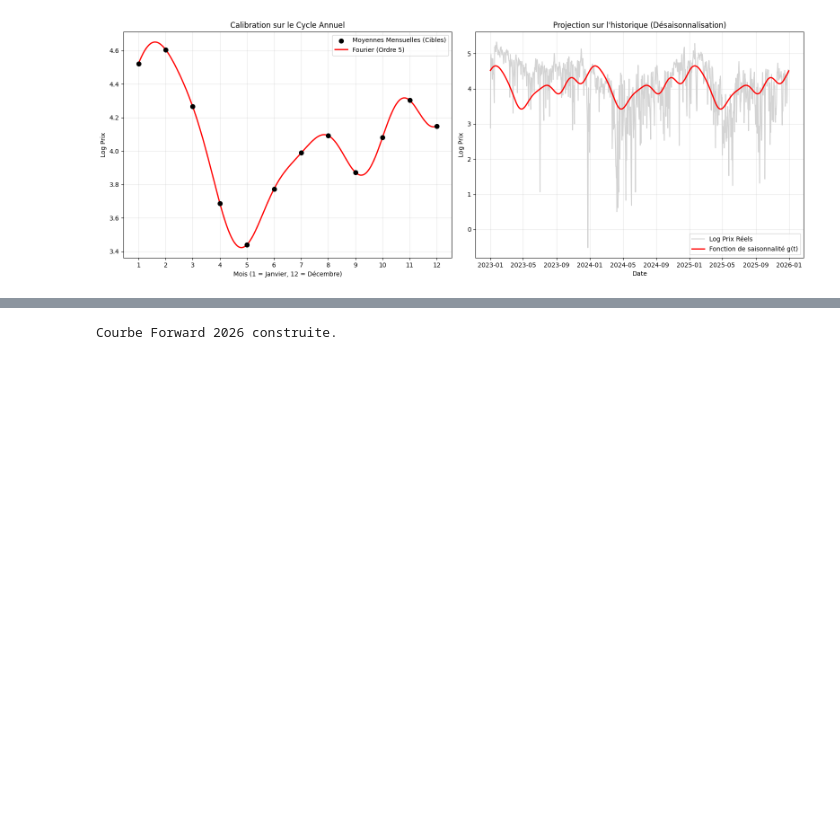
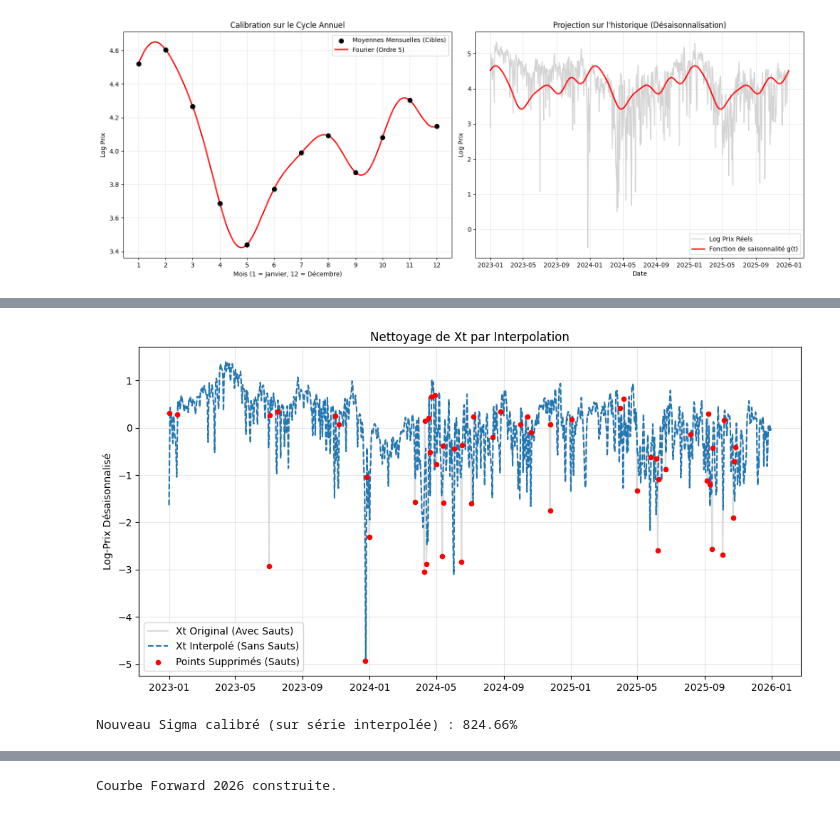
Before and after one commit to alexisdantzikian/SwingContractPricing, a Jupyter notebook: EnergyRisk/main.ipynb, the cells around one changed output, grey strips where cells are left out. Drawn from its saved outputs; the diff is of its cells as text; code cells hidden in the pictures; blank space fills up the shorter version.

```diff
--- a/EnergyRisk/main.ipynb
+++ b/EnergyRisk/main.ipynb
@@ -412,0 +448,60 @@ Volatilité saut (Sigma_J)    : 1.8004
+# %%
+# --- 1. Filtrage (Code identique au précédent) ---
+returns = spot_merged['log_price'].diff().dropna()
+current_series = returns.copy()
+jumps_found = []
+jump_indices = []
+SIGMA_THRESHOLD = 3.0
+
+iteration = 0
+while True:
+    iteration += 1
+    std_dev = current_series.std()
+    mean_val = current_series.mean()
+    is_jump = np.abs(current_series - mean_val) > SIGMA_THRESHOLD * std_dev
+    if not is_jump.any():
+        break
+    new_jumps = current_series[is_jump]
+    jump_indices.extend(new_jumps.index) # On stocke les indices des sauts
+    current_series = current_series[~is_jump]
+
+# --- 2. Reconstruction par Interpolation (NOUVEAU) ---
+
+# On copie la série originale Xt (niveau)
+spot_merged['Xt_clean'] = spot_merged['Xt'].copy()
+
+# On identifie les points "pollués" par les sauts.
+# Si un rendement à l'instant t est un saut, cela veut dire que la valeur Xt est aberrante.
+# On met ces valeurs à NaN pour pouvoir les interpoler.
+spot_merged.loc[jump_indices, 'Xt_clean'] = np.nan
+
+# On applique l'interpolation linéaire
+# method='linear' est adapté pour un mouvement brownien discret
+# limit_direction='both' permet de gérer les sauts au tout début ou à la toute fin
+spot_merged['Xt_clean'] = spot_merged['Xt_clean'].interpolate(method='linear', limit_direction='both')
+
+# --- 3. Recalcul des rendements propres pour la calibration ---
+# Maintenant que Xt est propre, on recalcule les rendements "clean"
+# C'est sur CETTE série que vous ferez la régression pour Alpha et Sigma
+clean_returns = spot_merged['Xt_clean'].diff().dropna()
+
+# --- Visualisation ---
+plt.figure(figsize=(12, 6))
+plt.plot(spot_merged['date'], spot_merged['Xt'], label='Xt Original (Avec Sauts)', color='lightgray', alpha=0.8)
+plt.plot(spot_merged['date'], spot_merged['Xt_clean'], label='Xt Interpolé (Sans Sauts)', color='tab:blue', linewidth=1.5, linestyle='--')
+
+# On marque les points interpolés
+plt.scatter(spot_merged.loc[jump_indices, 'date'], spot_merged.loc[jump_indices, 'Xt'], color='red', s=20, label='Points Supprimés (Sauts)', zorder=5)
+
+plt.title("Nettoyage de Xt par Interpolation")
+plt.ylabel("Log-Prix Désaisonnalisé")
+plt.legend()
+plt.grid(True, alpha=0.3)
+plt.show()
+
+# Calibration rapide sur la nouvelle série
+sigma_clean = clean_returns.std() * np.sqrt(365.25)
+print(f"Nouveau Sigma calibré (sur série interpolée) : {sigma_clean:.2%}")
+# %% [output]
+[figure, added]
+Nouveau Sigma calibré (sur série interpolée) : 824.66%
```
Also changed, not shown: parts of 10 cells of this notebook, 8 other files.
